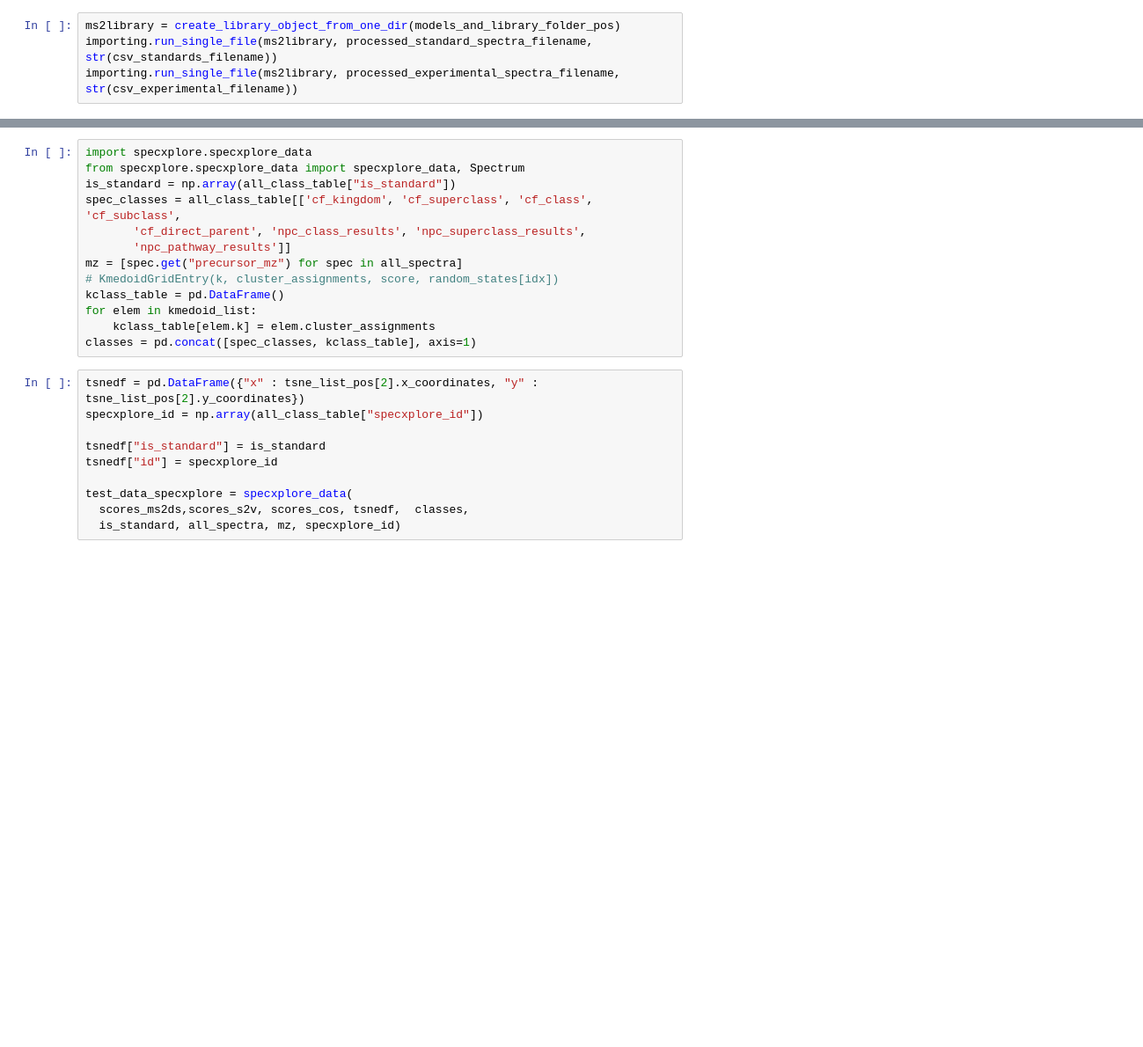
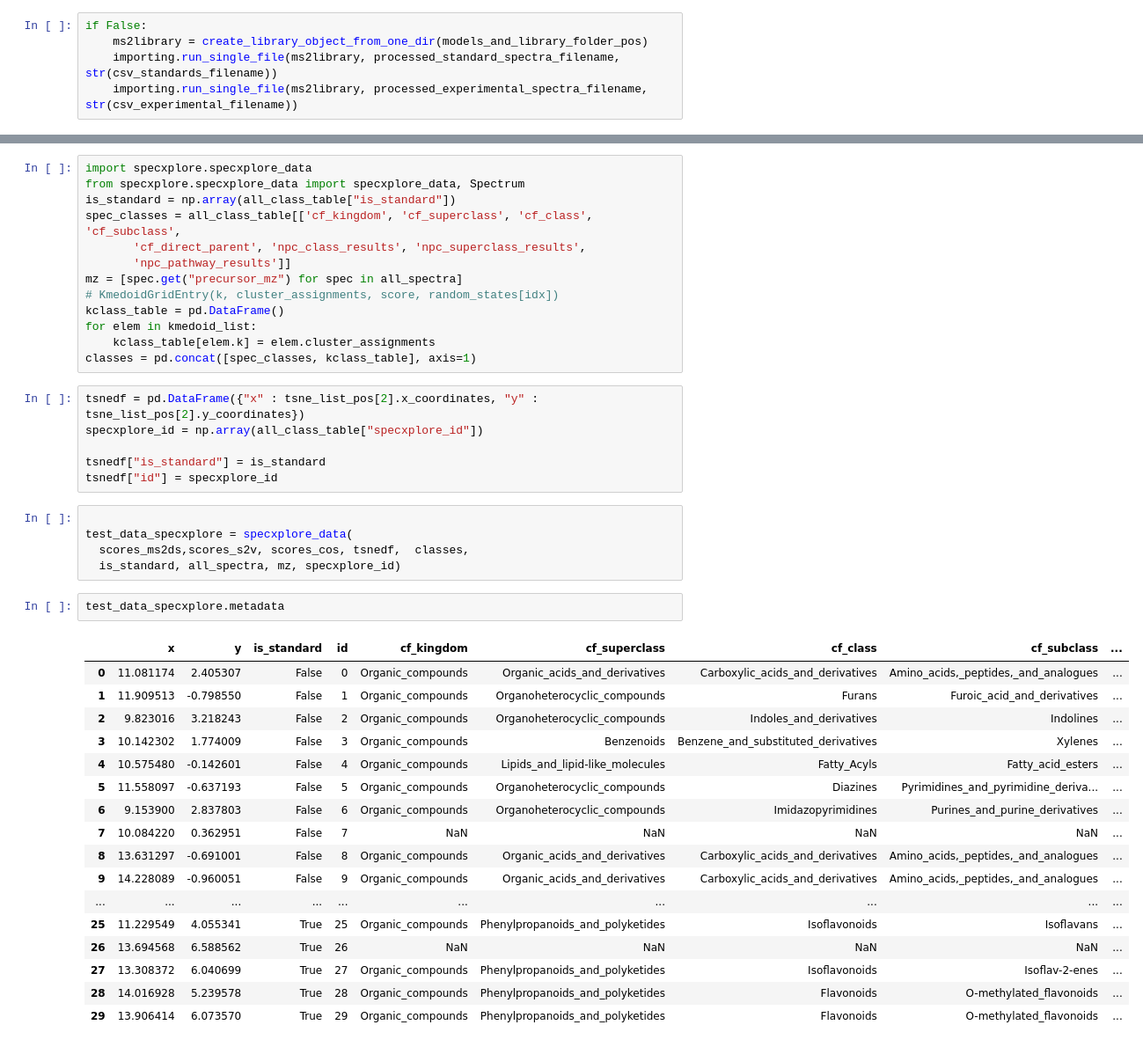
Before and after one commit to kevinmildau/specXplore, a Jupyter notebook: create_test_case.ipynb, the cells around one changed output, grey strips where cells are left out. Shown at 88% size. Cells and saved outputs as stored; diff of their text form; blank space fills up the shorter version.

Commit message:
updated app import script and extended specXplore data container

```diff
--- a/create_test_case.ipynb
+++ b/create_test_case.ipynb
@@ -52,5 +53,6 @@ save_as_mgf(spectra_standards, processed_standard_spectra_filename)
 # %%
-ms2library = create_library_object_from_one_dir(models_and_library_folder_pos)
-importing.run_single_file(ms2library, processed_standard_spectra_filename, str(csv_standards_filename))
-importing.run_single_file(ms2library, processed_experimental_spectra_filename, str(csv_experimental_filename))
+if False:
+    ms2library = create_library_object_from_one_dir(models_and_library_folder_pos)
+    importing.run_single_file(ms2library, processed_standard_spectra_filename, str(csv_standards_filename))
+    importing.run_single_file(ms2library, processed_experimental_spectra_filename, str(csv_experimental_filename))
 # %% [output]
@@ -159,9 +163,30 @@ specxplore_id = np.array(all_class_table["specxplore_id"])
 
 tsnedf["is_standard"] = is_standard
 tsnedf["id"] = specxplore_id
-
-test_data_specxplore = specxplore_data(
-  scores_ms2ds,scores_s2v, scores_cos, tsnedf,  classes,
-  is_standard, all_spectra, mz, specxplore_id)
+# %%
+
+test_data_specxplore = specxplore_data(
+  scores_ms2ds,scores_s2v, scores_cos, tsnedf,  classes,
+  is_standard, all_spectra, mz, specxplore_id)
+# %%
+test_data_specxplore.metadata
+# %% [output]
+|  | x | y | is_standard | id | cf_kingdom | cf_superclass | cf_class | cf_subclass | ... |
+| 0 | 11.081174 | 2.405307 | False | 0 | Organic_compounds | Organic_acids_and_derivatives | Carboxylic_acids_and_derivatives | Amino_acids,_peptides,_and_analogues | ... |
+| 1 | 11.909513 | -0.798550 | False | 1 | Organic_compounds | Organoheterocyclic_compounds | Furans | Furoic_acid_and_derivatives | ... |
+| 2 | 9.823016 | 3.218243 | False | 2 | Organic_compounds | Organoheterocyclic_compounds | Indoles_and_derivatives | Indolines | ... |
+| 3 | 10.142302 | 1.774009 | False | 3 | Organic_compounds | Benzenoids | Benzene_and_substituted_derivatives | Xylenes | ... |
+| 4 | 10.575480 | -0.142601 | False | 4 | Organic_compounds | Lipids_and_lipid-like_molecules | Fatty_Acyls | Fatty_acid_esters | ... |
+| 5 | 11.558097 | -0.637193 | False | 5 | Organic_compounds | Organoheterocyclic_compounds | Diazines | Pyrimidines_and_pyrimidine_deriva... | ... |
+| 6 | 9.153900 | 2.837803 | False | 6 | Organic_compounds | Organoheterocyclic_compounds | Imidazopyrimidines | Purines_and_purine_derivatives | ... |
+| 7 | 10.084220 | 0.362951 | False | 7 | NaN | NaN | NaN | NaN | ... |
+| 8 | 13.631297 | -0.691001 | False | 8 | Organic_compounds | Organic_acids_and_derivatives | Carboxylic_acids_and_derivatives | Amino_acids,_peptides,_and_analogues | ... |
+| 9 | 14.228089 | -0.960051 | False | 9 | Organic_compounds | Organic_acids_and_derivatives | Carboxylic_acids_and_derivatives | Amino_acids,_peptides,_and_analogues | ... |
+| ... | ... | ... | ... | ... | ... | ... | ... | ... | ... |
+| 25 | 11.229549 | 4.055341 | True | 25 | Organic_compounds | Phenylpropanoids_and_polyketides | Isoflavonoids | Isoflavans | ... |
+| 26 | 13.694568 | 6.588562 | True | 26 | NaN | NaN | NaN | NaN | ... |
+| 27 | 13.308372 | 6.040699 | True | 27 | Organic_compounds | Phenylpropanoids_and_polyketides | Isoflavonoids | Isoflav-2-enes | ... |
+| 28 | 14.016928 | 5.239578 | True | 28 | Organic_compounds | Phenylpropanoids_and_polyketides | Flavonoids | O-methylated_flavonoids | ... |
+| 29 | 13.906414 | 6.073570 | True | 29 | Organic_compounds | Phenylpropanoids_and_polyketides | Flavonoids | O-methylated_flavonoids | ... |
 # %%
 import pickle
```
Also changed, not shown: parts of 4 cells of this notebook, 3 other files.
